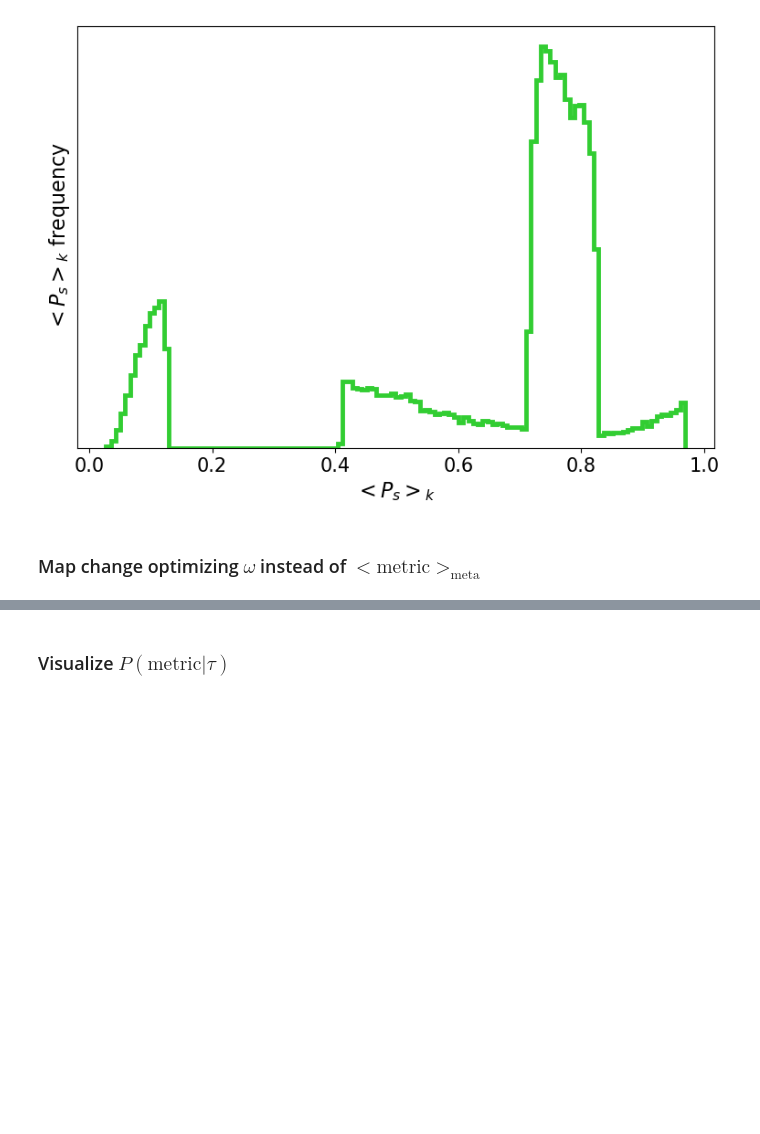
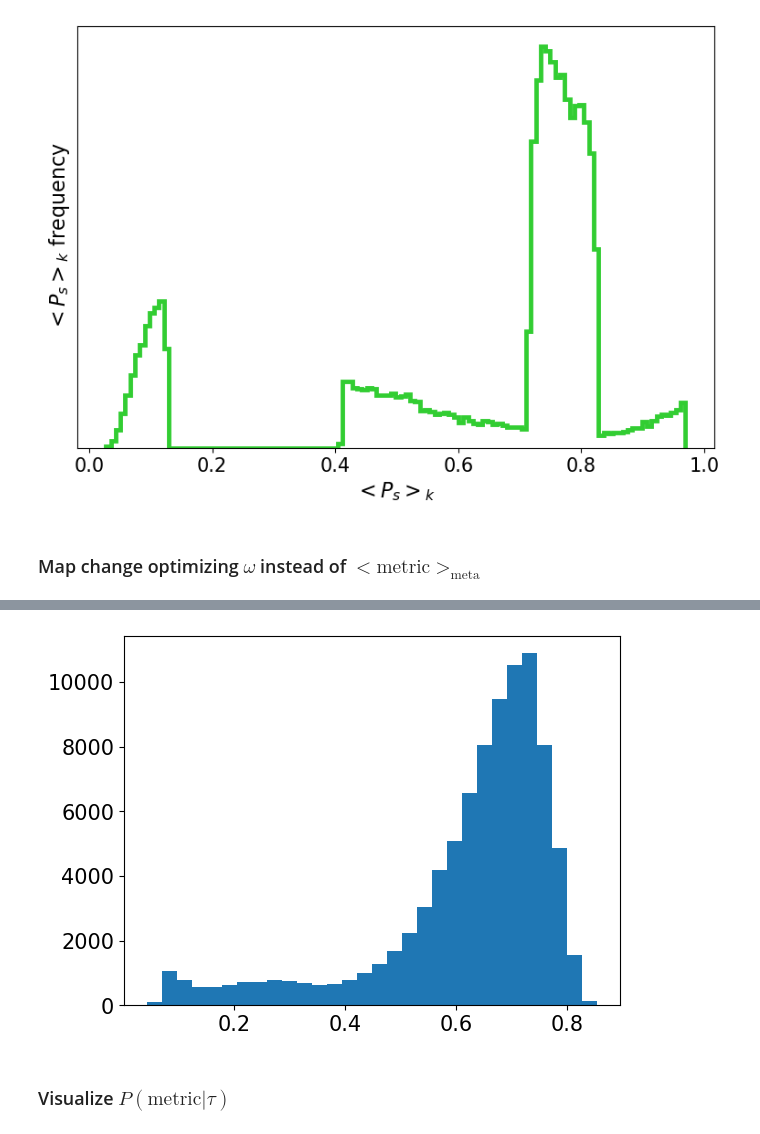
Before and after one commit to patricklawton/TecateCypress, a Jupyter notebook: sensitivity/viz.ipynb, the cells around one changed output, grey strips where cells are left out. Cells and saved outputs as stored; diff of their text form; code cells hidden in the pictures; blank space fills up the shorter version.

```diff
--- a/sensitivity/viz.ipynb
+++ b/sensitivity/viz.ipynb
@@ -346,3 +367,7 @@ fig.savefig(fn, bbox_inches='tight')
+# %%
+plt.hist(np.where(maps_filt, fdm, np.nan).ravel(), bins=30);
+# %% [output]
+[figure, added]
 # %% [markdown]
 ### Visualize $P(\text{metric}|\tau)$
 # %%
```
Also changed, not shown: parts of 8 cells of this notebook, 19 other files.
